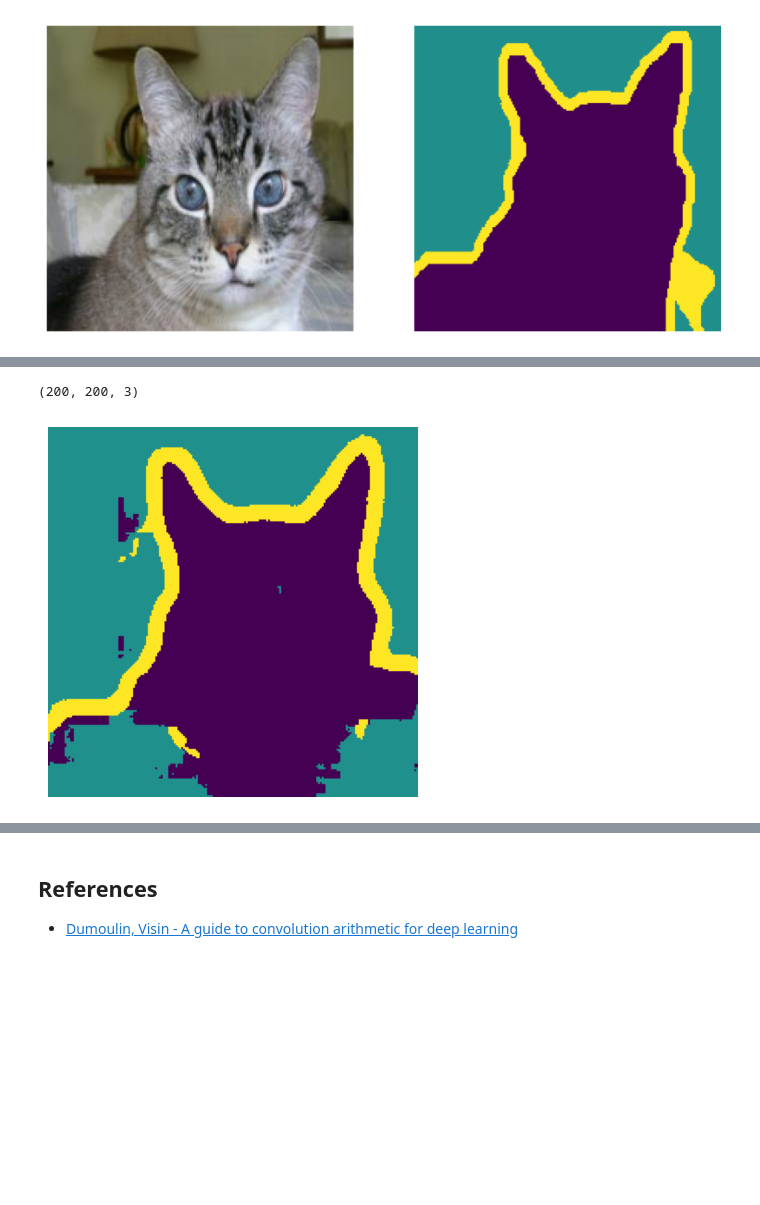
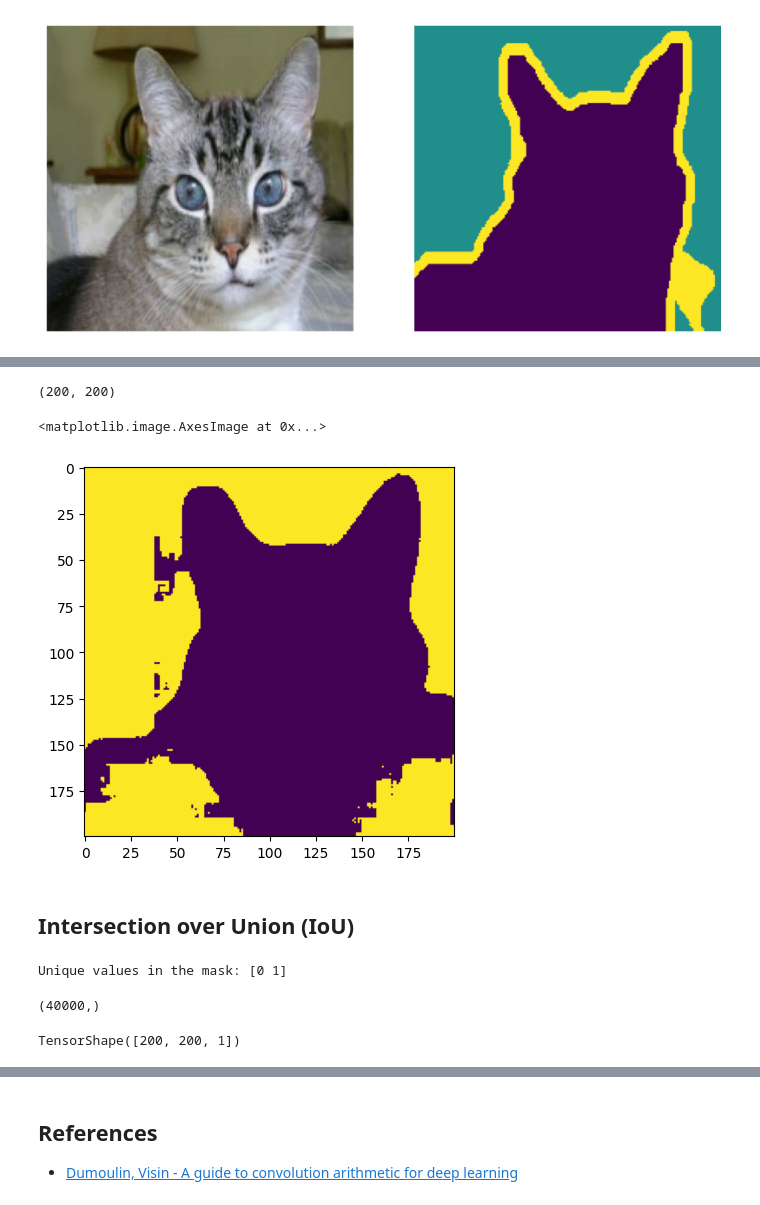
Before and after one commit to luigiselmi/dl_tensorflow, a Jupyter notebook: experiments/advanced_computer_vision_v2.ipynb, the cells around one changed output, grey strips where cells are left out. Drawn from its saved outputs; the diff is of its cells as text; code cells hidden in the pictures; blank space fills up the shorter version.

```diff
--- a/experiments/advanced_computer_vision_v2.ipynb
+++ b/experiments/advanced_computer_vision_v2.ipynb
@@ -423,5 +423,5 @@ Mask tensor unique values:  [0 1 2]
 # %%
 best_model = keras.models.load_model("oxford_segmentation.keras")
 # %%
-predicted_masks = best_model.predict(test_dataset)
+predicted_test_masks = best_model.predict(test_dataset)
 # %% [output]
@@ -429,3 +448,9 @@ predicted_masks = best_model.predict(test_dataset)
+# %%
+predicted_mask = predicted_test_masks[0,:,:,1]
+predicted_mask[predicted_mask >= 0.5] = 1
+predicted_mask[predicted_mask < 0.5] = 0
+predicted_mask = predicted_mask.astype(int)
+#plot_predicted_mask(img_t, msk_t, predicted_mask)
 # %%
 def display_mask(pred):
     mask = np.argmax(pred, axis=-1)
@@ -433,11 +458,11 @@ def display_mask(pred):
     plt.axis("off")
     plt.imshow(mask)
 # %%
-predicted_mask = predicted_masks[0]
 predicted_mask.shape
 # %% [output]
-(200, 200, 3)
+(200, 200)
-# %%
-display_mask(predicted_mask)
-# %% [output]
-[figure, removed]
+# %%
+plt.imshow(predicted_mask)
+# %% [output]
+<matplotlib.image.AxesImage at 0x...>
+[figure, added]
@@ -443,0 +471,17 @@ display_mask(predicted_mask)
+# %% [markdown]
+## Intersection over Union (IoU)
+# %%
+label_0_unique = np.unique(predicted_mask)
+print('Unique values in the mask: {}'.format(label_0_unique))
+# %% [output]
+Unique values in the mask: [0 1]
+# %%
+predicted_mask_1d = predicted_mask.reshape(200 * 200)
+predicted_mask_1d.shape
+# %% [output]
+(40000,)
+# %%
+test_mask = test_dataset.take(1).get_single_element()[1][0]
+test_mask.shape
+# %% [output]
+TensorShape([200, 200, 1])
```
Also changed, not shown: parts of 8 cells of this notebook.
